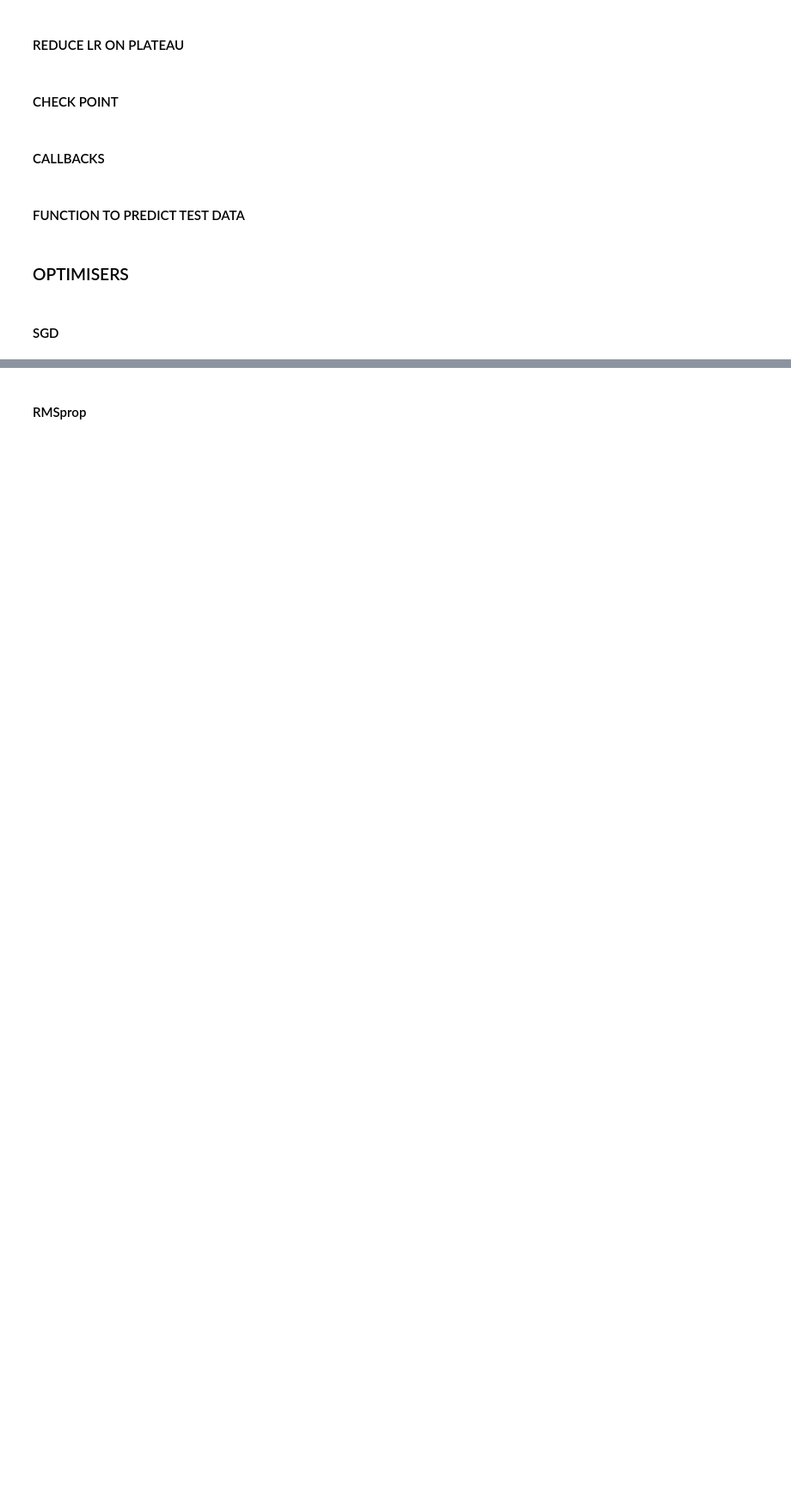
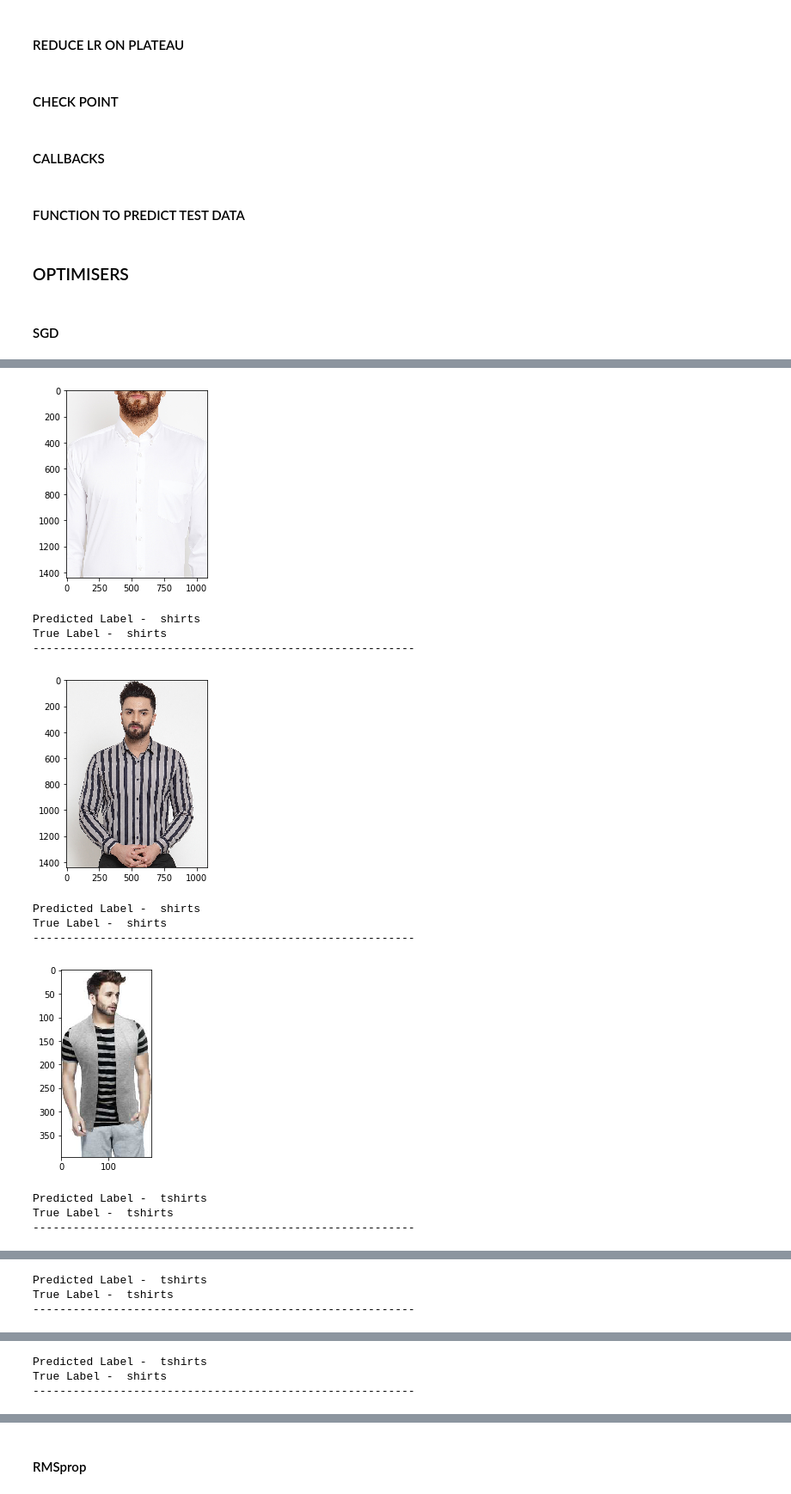
Before and after one commit to divyeshwakhariya/fliprobo, a Jupyter notebook: Assignment 4/FR_4 OPTIMISERS AND CALLBACKS.ipynb, the cells around one changed output, grey strips where cells are left out. Shown at 86% size. Cells and saved outputs as stored; diff of their text form; code cells hidden in the pictures; blank space fills up the shorter version.

Commit message:
Updated
Added Test image prediction and reduced Dropout value

```diff
--- a/Assignment 4/FR_4 OPTIMISERS AND CALLBACKS.ipynb
+++ b/Assignment 4/FR_4 OPTIMISERS AND CALLBACKS.ipynb
@@ -218,7 +219,7 @@ def getRandomImage(path, img_width, img_height):
     final_path = file_path + "/" +image_name
     return load_img(final_path,target_size = (img_width,img_height)), final_path, path_class
 
-def predictTestData(model_name):
+def predictTestDataOnWindow(model_name):
 
     #dimension of image
     img_width, img_height = 64,64
@@ -247,6 +248,33 @@ def predictTestData(model_name):
         cv2.waitKey(0)
 
     cv2.destroyAllWindows()
+
+def predictWithImages(model_name):
+    img_width, img_height = 64,64
+
+    files=[]
+    predictions = []
+    true_labels = []
+
+    for i in range(0,11):
+        path = validation_data_dir+'/'
+        img, final_path, true_label = getRandomImage(path, img_width, img_height)
+        files.append(final_path)
+        true_labels.append(true_label)
+        x = img_to_array(img)
+        x = x*1./255
+        x = np.expand_dims(x, axis=0)
+        images = np.vstack([x])
+        classes = model_name.predict_classes(images,batch_size=10)
+        predictions.append(classes)
+
+    for i in range(0,len(files)):
+        image = cv2.imread((files[i]))
+        plt.imshow(np.asarray(Image.open(files[i])))
+        plt.show()
+        print("Predicted Label - ",class_labels[predictions[i][0][0]])
+        print("True Label - ",true_labels[i])
+        print("---------------------------------------------------------")
 # %% [markdown]
 ### OPTIMISERS
 # %% [markdown]
@@ -284,0 +319,15 @@ predictTestData(sgd_model)
+# %%
+predictWithImages(sgd_model)
+# %% [output]
+[figure, added]
+Predicted Label -  shirts
+True Label -  shirts
+---------------------------------------------------------
+[figure, added]
+Predicted Label -  shirts
+True Label -  shirts
+---------------------------------------------------------
+[figure, added]
+Predicted Label -  tshirts
+True Label -  tshirts
+---------------------------------------------------------
@@ -284,0 +335,3 @@ predictTestData(sgd_model)
+Predicted Label -  tshirts
+True Label -  tshirts
+---------------------------------------------------------
@@ -284,0 +339,3 @@ predictTestData(sgd_model)
+Predicted Label -  tshirts
+True Label -  shirts
+---------------------------------------------------------
```
Also changed, not shown: parts of 13 cells of this notebook.
